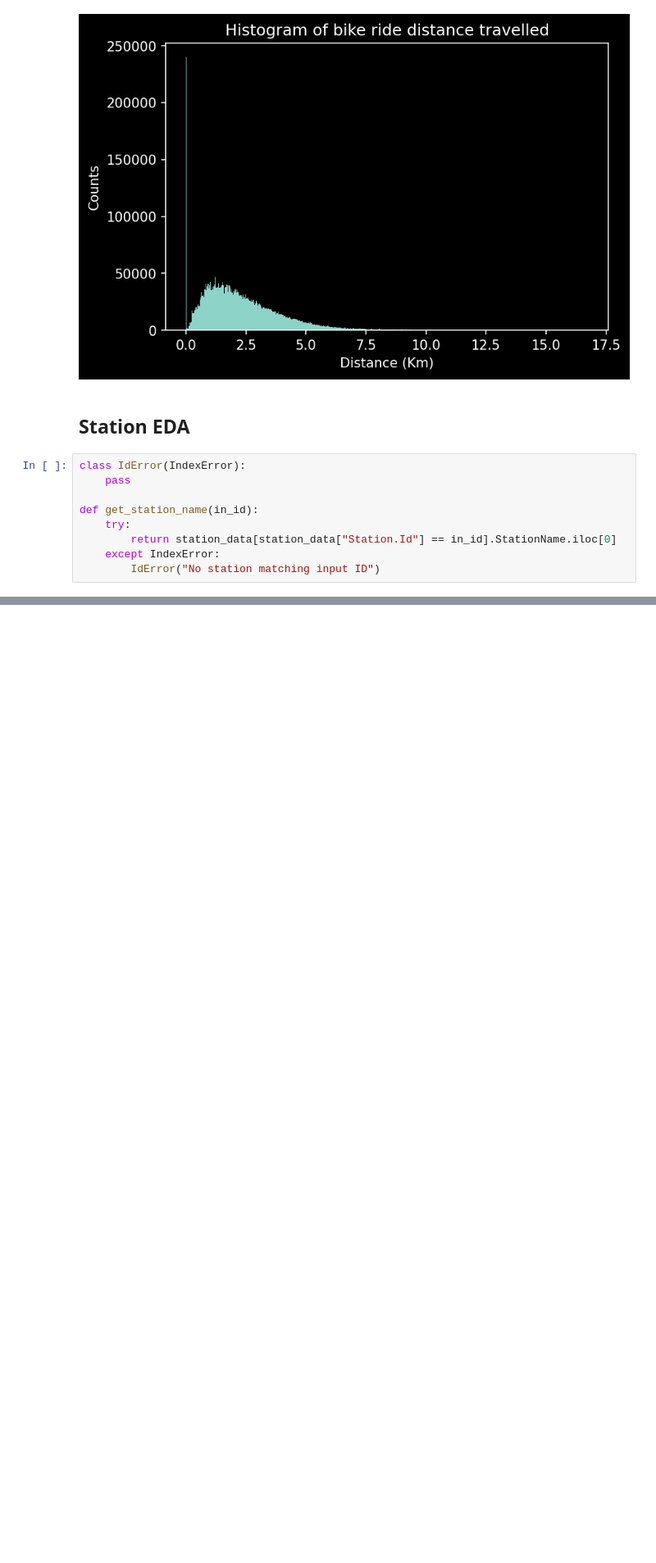
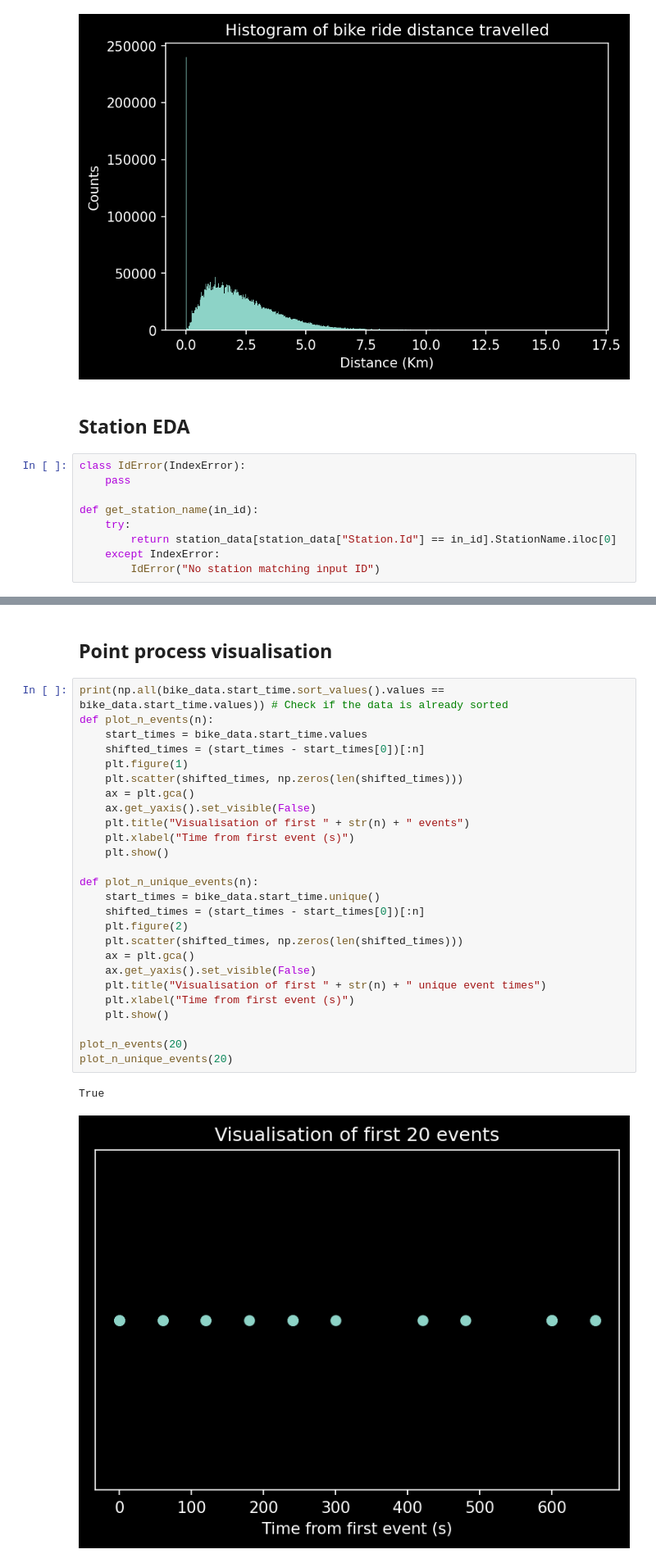
Before and after one commit to carlosaccp/Santander-SE-ME, a Jupyter notebook: analysis/EDA.ipynb, the cells around one changed output, grey strips where cells are left out. Shown at 82% size. Saved outputs shown, nothing was run; the diff lists cells and outputs as text; blank space fills up the shorter version.

Commit message:
visualise point process

```diff
--- a/analysis/EDA.ipynb
+++ b/analysis/EDA.ipynb
@@ -139,0 +137,31 @@ Name: Station.Id, Length: 808, dtype: int64
+# %% [markdown]
+## Point process visualisation
+# %%
+print(np.all(bike_data.start_time.sort_values().values == bike_data.start_time.values)) # Check if the data is already sorted
+def plot_n_events(n):
+    start_times = bike_data.start_time.values
+    shifted_times = (start_times - start_times[0])[:n]
+    plt.figure(1)
+    plt.scatter(shifted_times, np.zeros(len(shifted_times)))
+    ax = plt.gca()
+    ax.get_yaxis().set_visible(False)
+    plt.title("Visualisation of first " + str(n) + " events")
+    plt.xlabel("Time from first event (s)")
+    plt.show()
+
+def plot_n_unique_events(n):
+    start_times = bike_data.start_time.unique()
+    shifted_times = (start_times - start_times[0])[:n]
+    plt.figure(2)
+    plt.scatter(shifted_times, np.zeros(len(shifted_times)))
+    ax = plt.gca()
+    ax.get_yaxis().set_visible(False)
+    plt.title("Visualisation of first " + str(n) + " unique event times")
+    plt.xlabel("Time from first event (s)")
+    plt.show()
+
+plot_n_events(20)
+plot_n_unique_events(20)
+# %% [output]
+True
+[figure, added]
```
Also changed, not shown: parts of 5 cells of this notebook.
